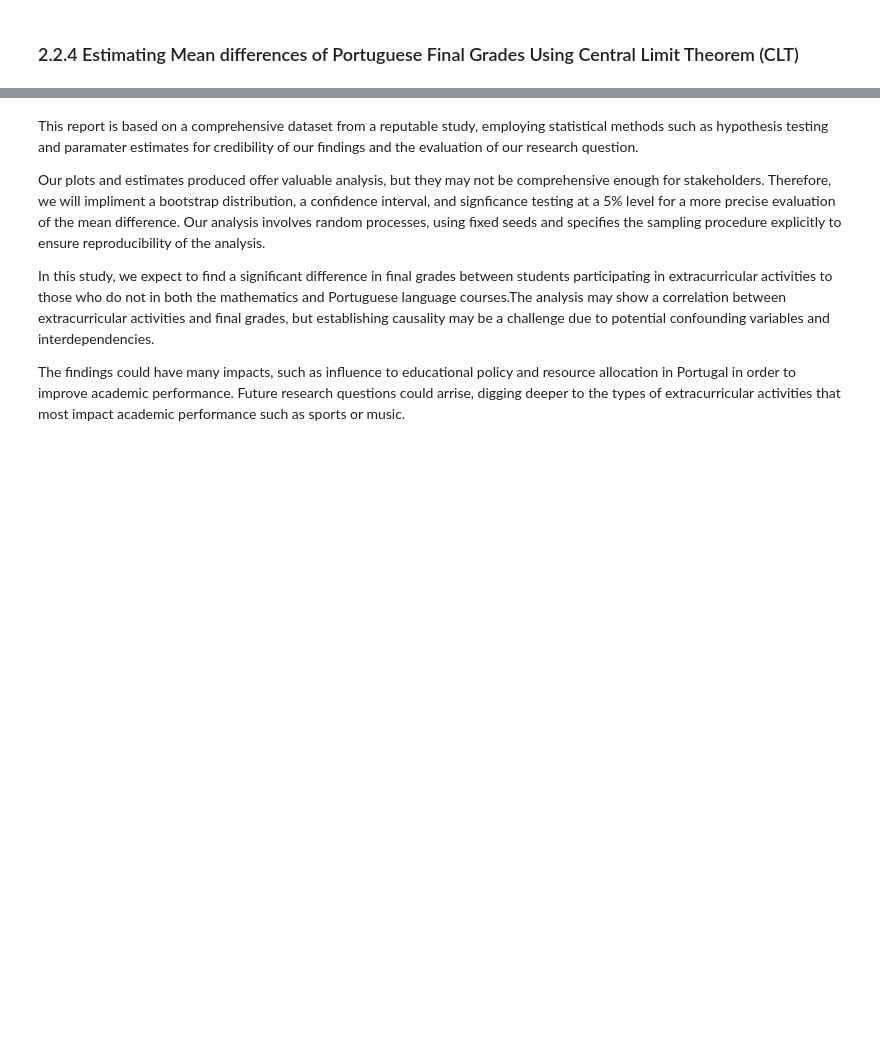
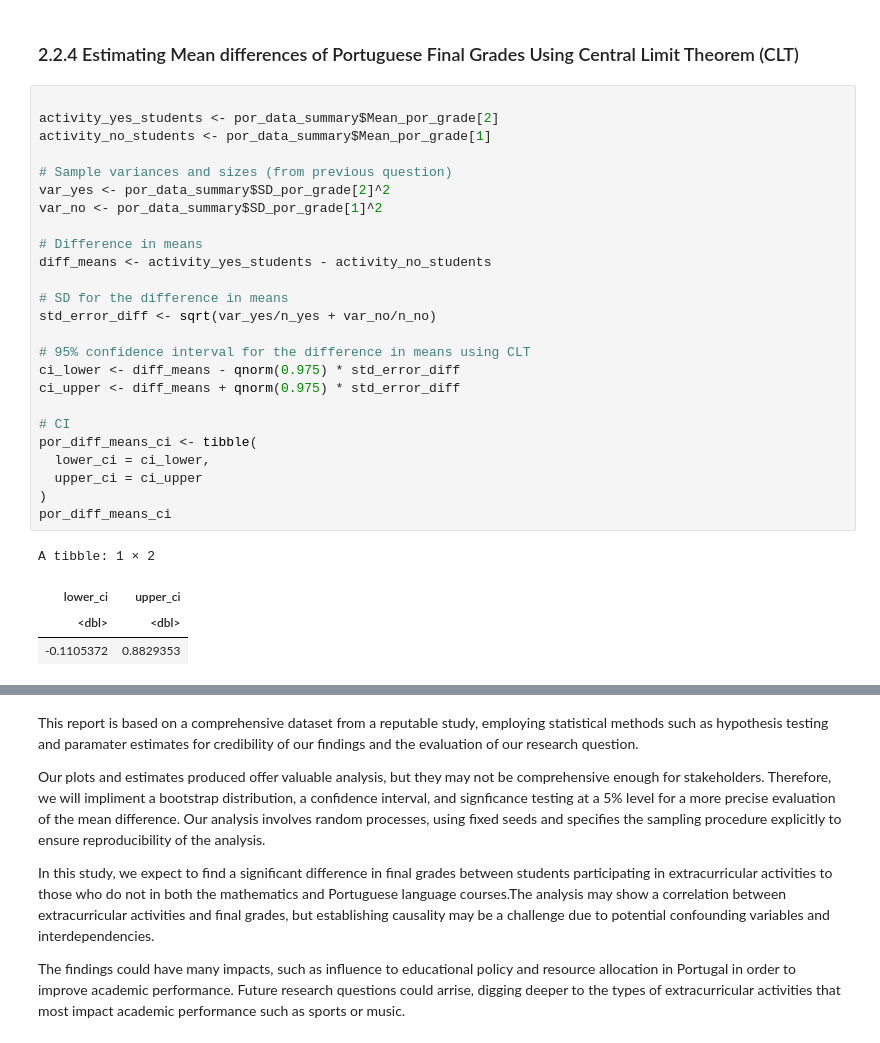
Before and after one commit to Nariman-av/STAT-201-Group-13, a Jupyter notebook: project_proposal_13.ipynb, the cells around one changed output, grey strips where cells are left out. Drawn from its saved outputs; the diff is of its cells as text; blank space fills up the shorter version.

Commit message:
CI using CLT + Interpretation

```diff
--- a/project_proposal_13.ipynb
+++ b/project_proposal_13.ipynb
@@ -492,3 +502,33 @@ At a 5% significance level, the p-value is greater than 0.05. Therefore, we fail
 In other words, based on the given data, participation in extracurricular activities does not seem to have a statistically significant effect on the Portuguese final grades of the students.
 # %% [markdown]
 ### 2.2.4 Estimating Mean differences of Portuguese Final Grades Using Central Limit Theorem (CLT)
+# %%
+
+activity_yes_students <- por_data_summary$Mean_por_grade[2]
+activity_no_students <- por_data_summary$Mean_por_grade[1]
+
+# Sample variances and sizes (from previous question)
+var_yes <- por_data_summary$SD_por_grade[2]^2
+var_no <- por_data_summary$SD_por_grade[1]^2
+
+# Difference in means
+diff_means <- activity_yes_students - activity_no_students
+
+# SD for the difference in means
+std_error_diff <- sqrt(var_yes/n_yes + var_no/n_no)
+
+# 95% confidence interval for the difference in means using CLT
+ci_lower <- diff_means - qnorm(0.975) * std_error_diff
+ci_upper <- diff_means + qnorm(0.975) * std_error_diff
+
+# CI
+por_diff_means_ci <- tibble(
+  lower_ci = ci_lower,
+  upper_ci = ci_upper
+)
+por_diff_means_ci
+# %% [output]
+A tibble: 1 × 2
+| lower_ci | upper_ci |
+| <dbl> | <dbl> |
+| -0.1105372 | 0.8829353 |
```
Also changed, not shown: parts of 2 cells of this notebook.
